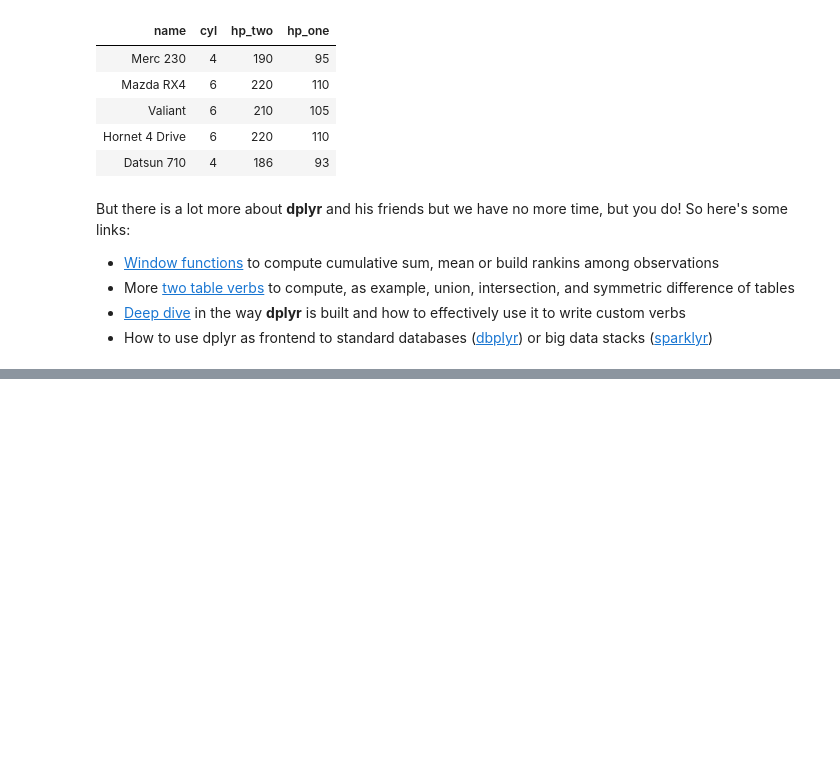
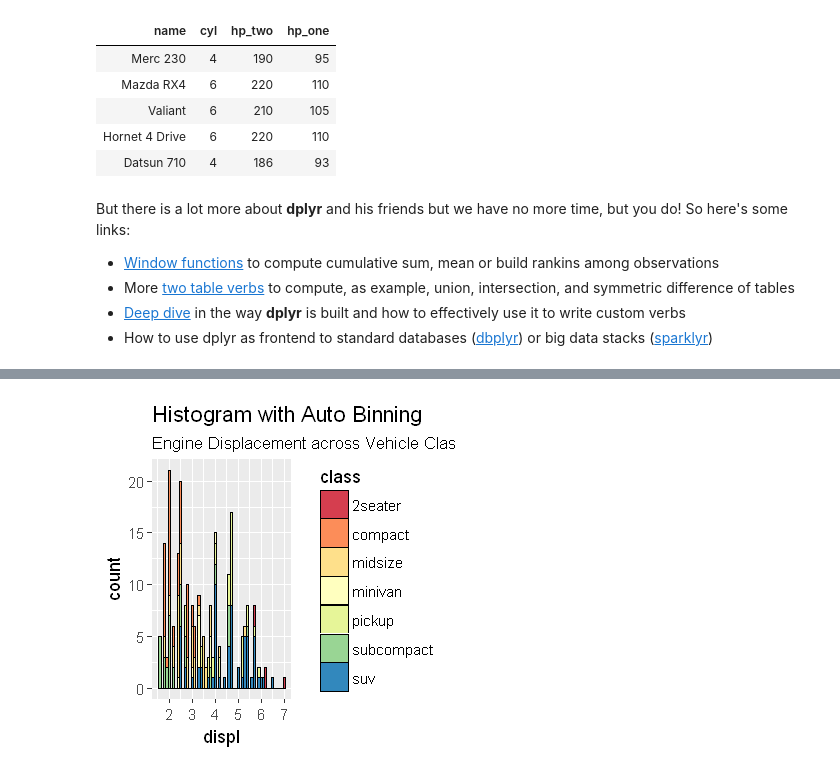
Before and after one commit to mmmlc/mlTeachings, a Jupyter notebook: lessons/one/1_intro_tidyverse.ipynb, the cells around one changed output, grey strips where cells are left out. Cells and saved outputs as stored; diff of their text form; code cells hidden in the pictures; blank space fills up the shorter version.

Commit message:
ggplot add to tidyverse and introduction cleanup

```diff
--- a/lessons/one/1_intro_tidyverse.ipynb
+++ b/lessons/one/1_intro_tidyverse.ipynb
@@ -251,0 +244,9 @@ But there is a lot more about **dplyr** and his friends but we have no more time
+# %%
+mpg %>%  ggplot(aes(displ)) + scale_fill_brewer(palette = "Spectral") + geom_histogram(aes(fill=class),
+                   binwidth = .1,
+                   col="black",
+                   size=.1) +  # change binwidth
+  labs(title="Histogram with Auto Binning",
+       subtitle="Engine Displacement across Vehicle Classes")
+# %% [output]
+[figure, added]
```
Also changed, not shown: parts of 9 cells of this notebook, 4 other files.
